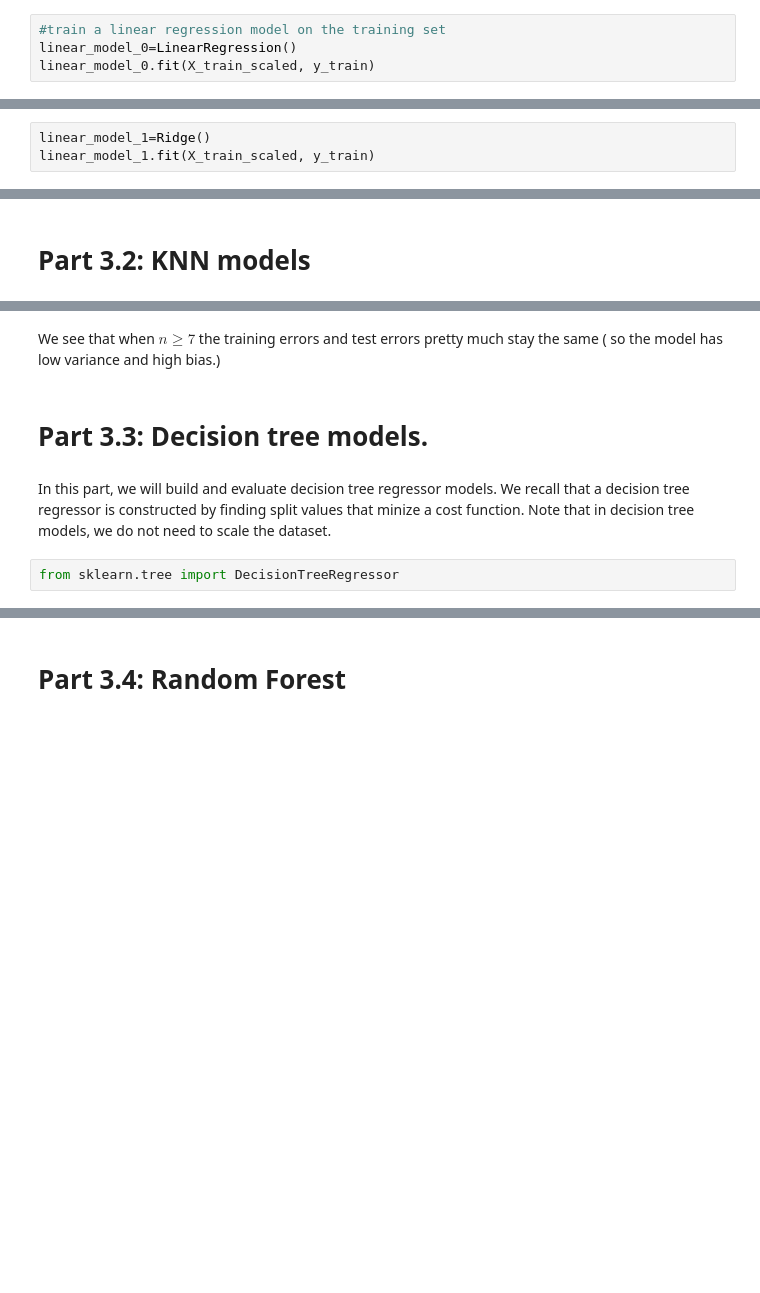
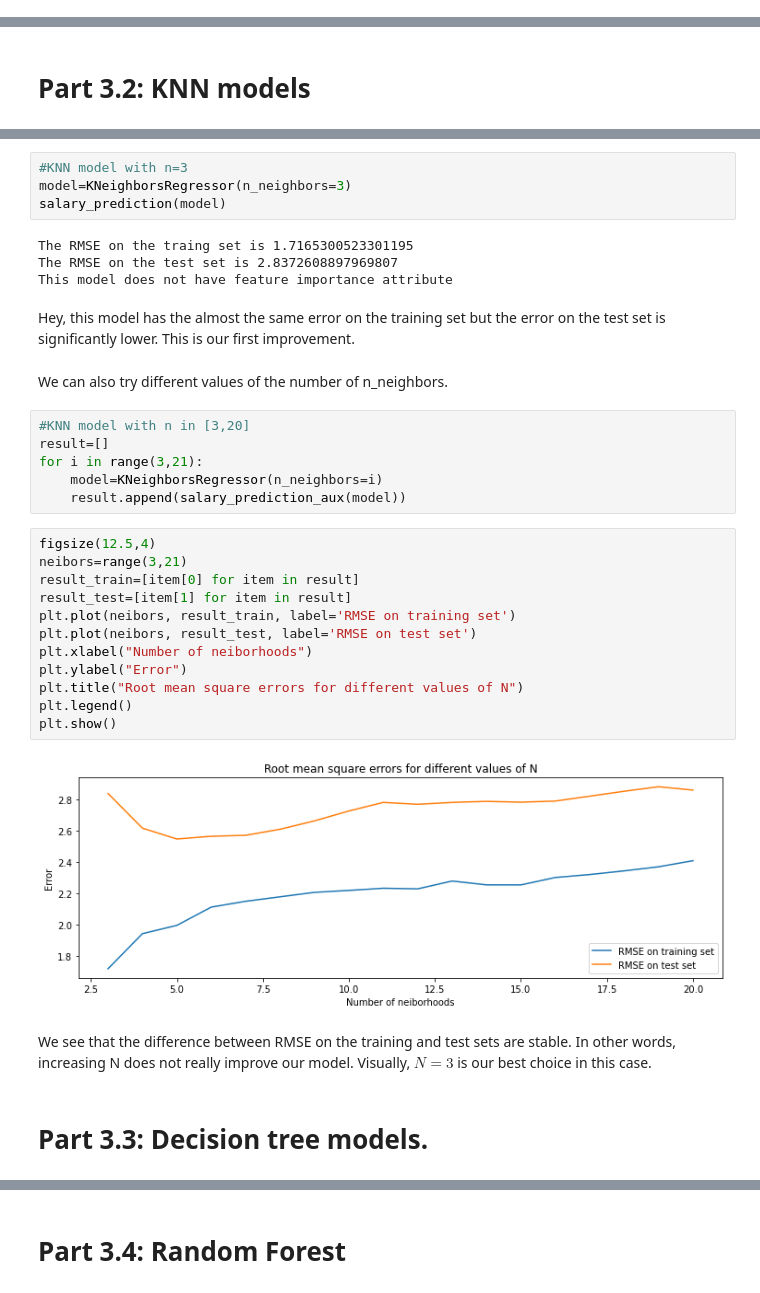
Before and after one commit to tungprime/NBA-player-salary, a Jupyter notebook: NBA salary prediction.ipynb, the cells around one changed output, grey strips where cells are left out. Saved outputs shown, nothing was run; the diff lists cells and outputs as text; blank space fills up the shorter version.

```diff
--- a/NBA salary prediction.ipynb
+++ b/NBA salary prediction.ipynb
@@ -622,4 +608,0 @@ First, we simply train a standard linear regression model.
-# %%
-#train a linear regression model on the training set
-linear_model_0=LinearRegression()
-linear_model_0.fit(X_train_scaled, y_train)
@@ -689,3 +608,0 @@ This is not as good as the score on the traing set. Let us figure out ways to so
-# %%
-linear_model_1=Ridge()
-linear_model_1.fit(X_train_scaled, y_train)
@@ -864,8 +735,36 @@ plt.show()
-# %% [markdown]
-We see that when $n \geq 7$ the training errors and test errors pretty much stay the same ( so the model has low variance and high bias.)
+# %%
+#KNN model with n=3
+model=KNeighborsRegressor(n_neighbors=3)
+salary_prediction(model)
+# %% [output]
+The RMSE on the traing set is 1.7165300523301195
+The RMSE on the test set is 2.8372608897969807
+This model does not have feature importance attribute
+# %% [markdown]
+Hey, this model has the almost the same error on the training set but the error on the test set is significantly lower. This is our first improvement.
+# %% [markdown]
+We can also try different values of the number of n_neighbors.
+# %%
+#KNN model with n in [3,20]
+result=[]
+for i in range(3,21):
+    model=KNeighborsRegressor(n_neighbors=i)
+    result.append(salary_prediction_aux(model))
+# %%
+figsize(12.5,4)
+neibors=range(3,21)
+result_train=[item[0] for item in result]
+result_test=[item[1] for item in result]
+plt.plot(neibors, result_train, label='RMSE on training set')
+plt.plot(neibors, result_test, label='RMSE on test set')
+plt.xlabel("Number of neiborhoods")
+plt.ylabel("Error")
+plt.title("Root mean square errors for different values of N")
+plt.legend()
+plt.show()
+# %% [output]
+[figure, added]
+# %% [markdown]
+We see that the difference between RMSE on the training and test sets are stable. In other words, increasing N does not really improve our model. Visually, $N=3$ is our best choice in this case.
 # %% [markdown]
 # Part 3.3: Decision tree models.
-# %% [markdown]
-In this part, we will build and evaluate decision tree regressor models. We recall that a decision tree regressor is constructed by finding split values that minize a cost function. Note that in decision tree models, we do not need to scale the dataset.
-# %%
-from sklearn.tree import DecisionTreeRegressor
```
Also changed, not shown: parts of 142 cells of this notebook, 3 other files.
